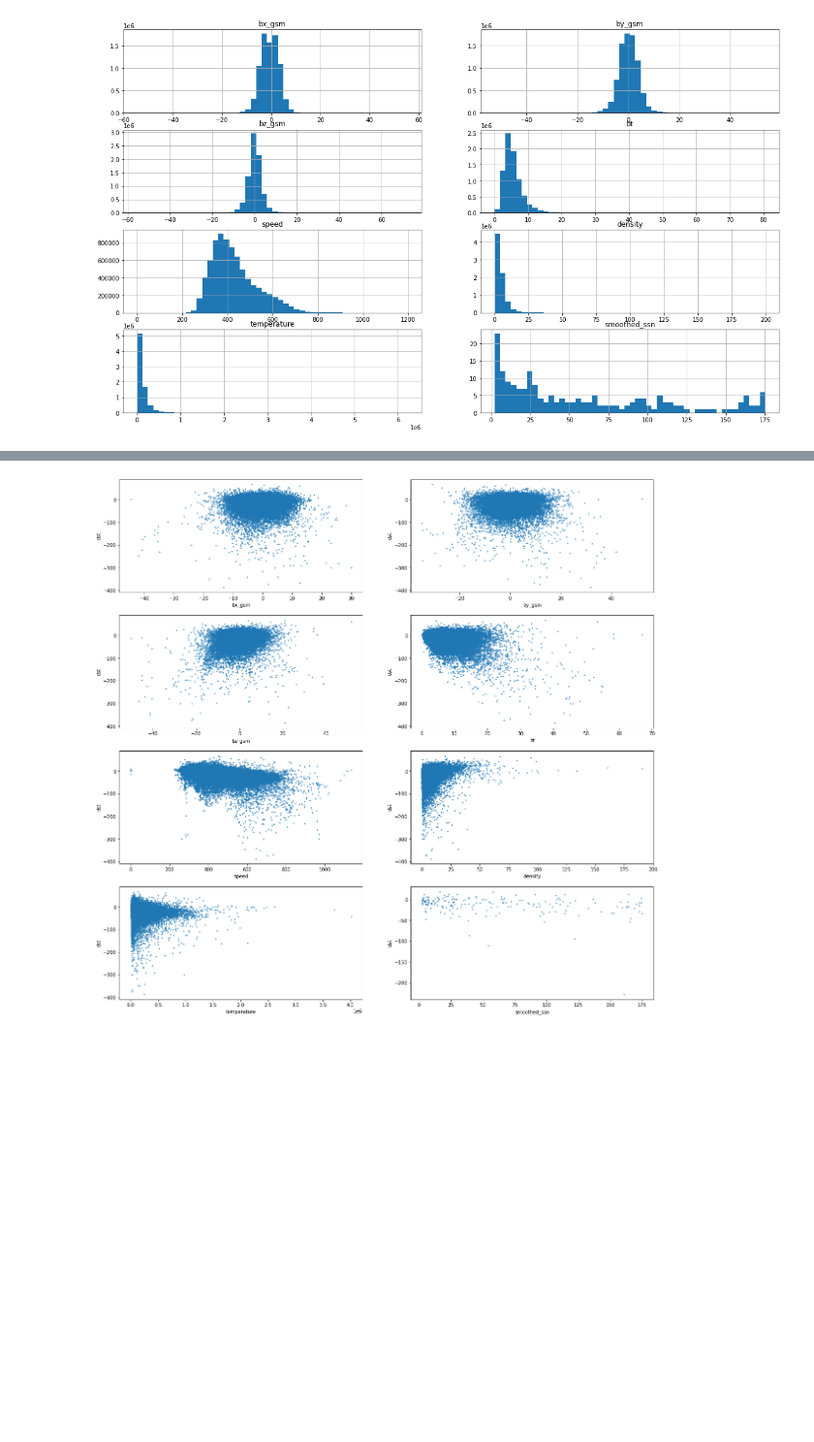
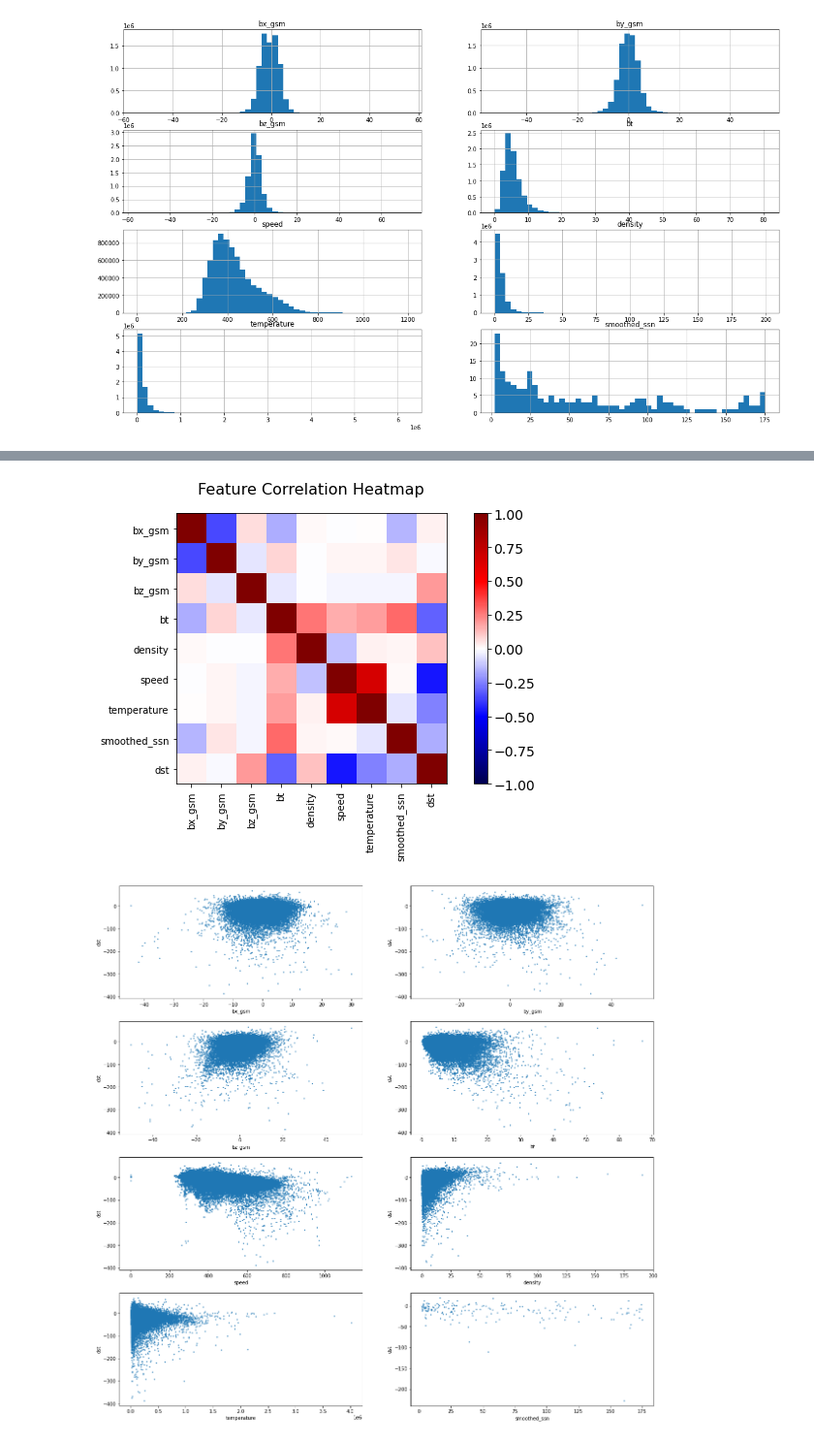
Before and after one commit to ai2es/tai4es-trustathon-2022, a Jupyter notebook: space/magnet_cnn_tutorial.ipynb, the cells around one changed output, grey strips where cells are left out. Shown at 97% size. Saved outputs shown, nothing was run; the diff lists cells and outputs as text; code cells hidden in the pictures; blank space fills up the shorter version.

```diff
--- a/space/magnet_cnn_tutorial.ipynb
+++ b/space/magnet_cnn_tutorial.ipynb
@@ -104,3 +115,23 @@ In the following example, "left" means to preserve the key order and perform lef
+# %%
+solar_sunspots = solar_train.merge(sunspots_train, how='left')
+corr = solar_sunspots.merge(dst_train, how='left').fillna(method="ffill").corr()
+
+plt.figure(figsize=(10, 5))
+plt.matshow(corr, cmap='seismic', vmin=-1, vmax=1, fignum=1)
+plt.xticks(range(corr.shape[1]), corr.columns, rotation=90)
+plt.gca().xaxis.tick_bottom()
+plt.yticks(range(corr.shape[1]), corr.columns)
+
+
+cb = plt.colorbar()
+cb.ax.tick_params(labelsize=14)
+plt.title("Feature Correlation Heatmap", fontsize=16)
+plt.show()
+
+del solar_sunspots
+del corr
+# %% [output]
+[figure, added]
 # %%
 # plot correlations with dst
 fig, axs = plt.subplots(4, 2, figsize=(20, 20))
```
Also changed, not shown: parts of 22 cells of this notebook, 12 other files.
